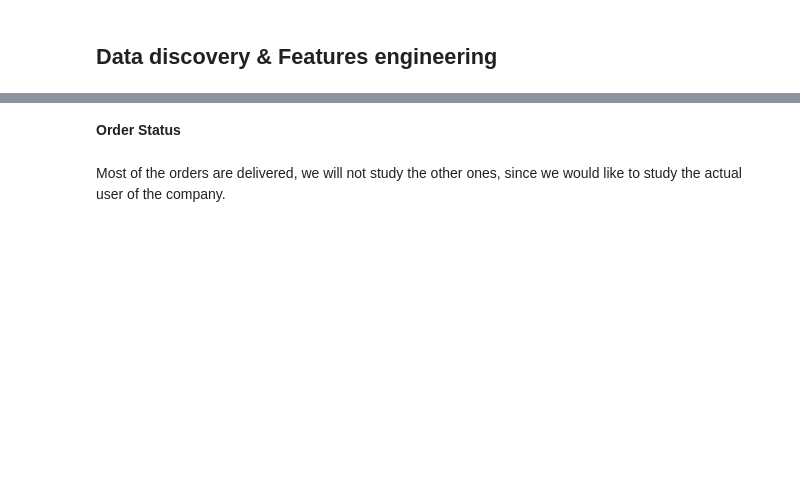
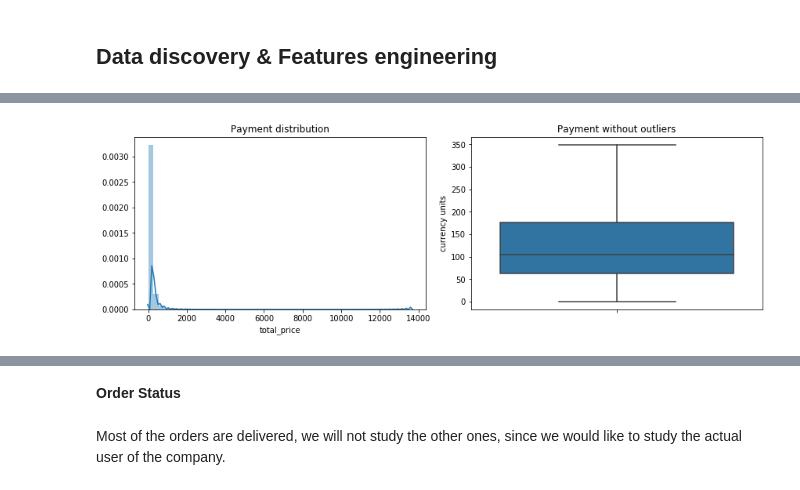
Before and after one commit to JulesLB/OpenClassroomsProject, a Jupyter notebook: Project5/Project5_Exploratory.ipynb, the cells around one changed output, grey strips where cells are left out. Drawn from its saved outputs; the diff is of its cells as text; code cells hidden in the pictures; blank space fills up the shorter version.

```diff
--- a/Project5/Project5_Exploratory.ipynb
+++ b/Project5/Project5_Exploratory.ipynb
@@ -131,0 +126,21 @@ When have information regarding the customer product, delivery, review and payem
+# %%
+#Get the total price per order
+payment = df_payment.groupby('order_id')['payment_value'].agg('sum')
+payment = payment.to_frame()
+payment['order_id'] = payment.index
+payment = payment.reset_index(drop=True)
+payment.columns = ['total_price','order_id']
+# %%
+#Total price distribution
+fig = plt.figure(figsize=(12,4))
+ax1 = fig.add_subplot(121)
+ax2 = fig.add_subplot(122)
+
+sns.distplot(payment['total_price'].dropna(),ax=ax1,label='Total Payment')
+ax1.set_title('Payment distribution')
+sns.boxplot(payment['total_price'],ax=ax2,  showfliers=False,orient="v")
+ax2.set_ylabel("currency units")
+ax2.set_title('Payment without outliers')
+fig.tight_layout(pad=1.0)
+# %% [output]
+[figure, added]
```
Also changed, not shown: parts of 180 cells of this notebook, 1 other file.
